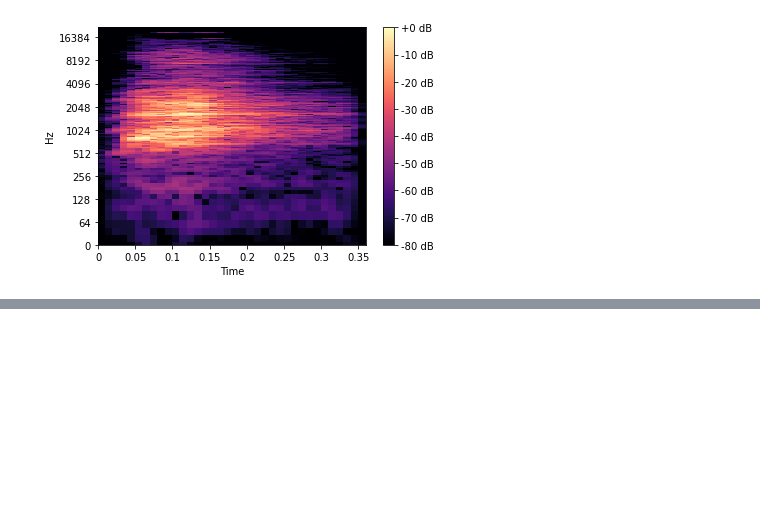
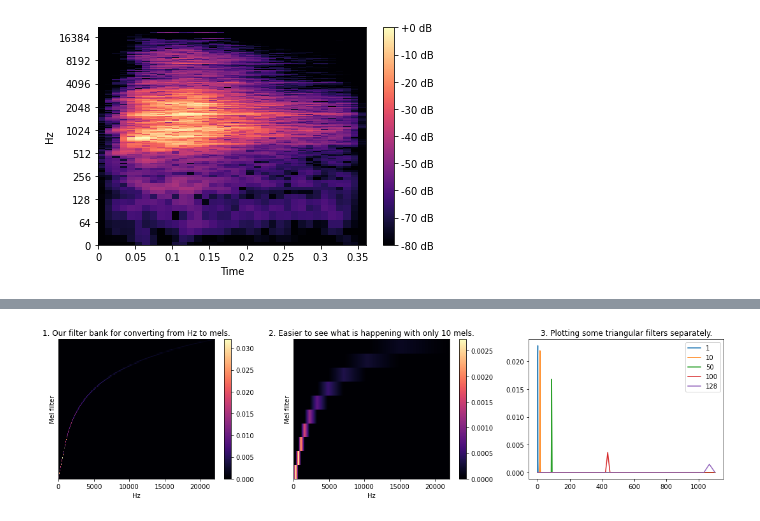
Before and after one commit to t2ac32/vh_challenge_sol, a Jupyter notebook: Tests.ipynb, the cells around one changed output, grey strips where cells are left out. Cells and saved outputs as stored; diff of their text form; code cells hidden in the pictures; blank space fills up the shorter version.

```diff
--- a/Tests.ipynb
+++ b/Tests.ipynb
@@ -140,0 +128,34 @@ def load_audio_windows(audio_path:Path, settings):
+# %%
+#compute mel spectrogram
+n_mels = 128
+mel = librosa.filters.mel(sr= 44100, n_fft=n_fft,n_mels=n_mels)
+
+#this patition the Hz scale into bins
+#also tranforms each bin into a correpsonding bin in the Mel scale, using
+#overlapping triangular filters.
+
+plt.figure(figsize=(15, 4));
+
+plt.subplot(1, 3, 1);
+librosa.display.specshow(mel, sr=sr, hop_length=hop_length, x_axis='linear');
+plt.ylabel('Mel filter');
+plt.colorbar();
+plt.title('1. Our filter bank for converting from Hz to mels.');
+
+plt.subplot(1, 3, 2);
+mel_10 = librosa.filters.mel(sr=sr, n_fft=n_fft, n_mels=10)
+librosa.display.specshow(mel_10, sr=sr, hop_length=hop_length, x_axis='linear');
+plt.ylabel('Mel filter');
+plt.colorbar();
+plt.title('2. Easier to see what is happening with only 10 mels.');
+
+plt.subplot(1, 3, 3);
+idxs_to_plot = [0, 9, 49, 99, 127]
+for i in idxs_to_plot:
+    plt.plot(mel[i]);
+plt.legend(labels=[f'{i+1}' for i in idxs_to_plot]);
+plt.title('3. Plotting some triangular filters separately.');
+
+plt.tight_layout();
+# %% [output]
+[figure, added]
```
Also changed, not shown: parts of 8 cells of this notebook.
